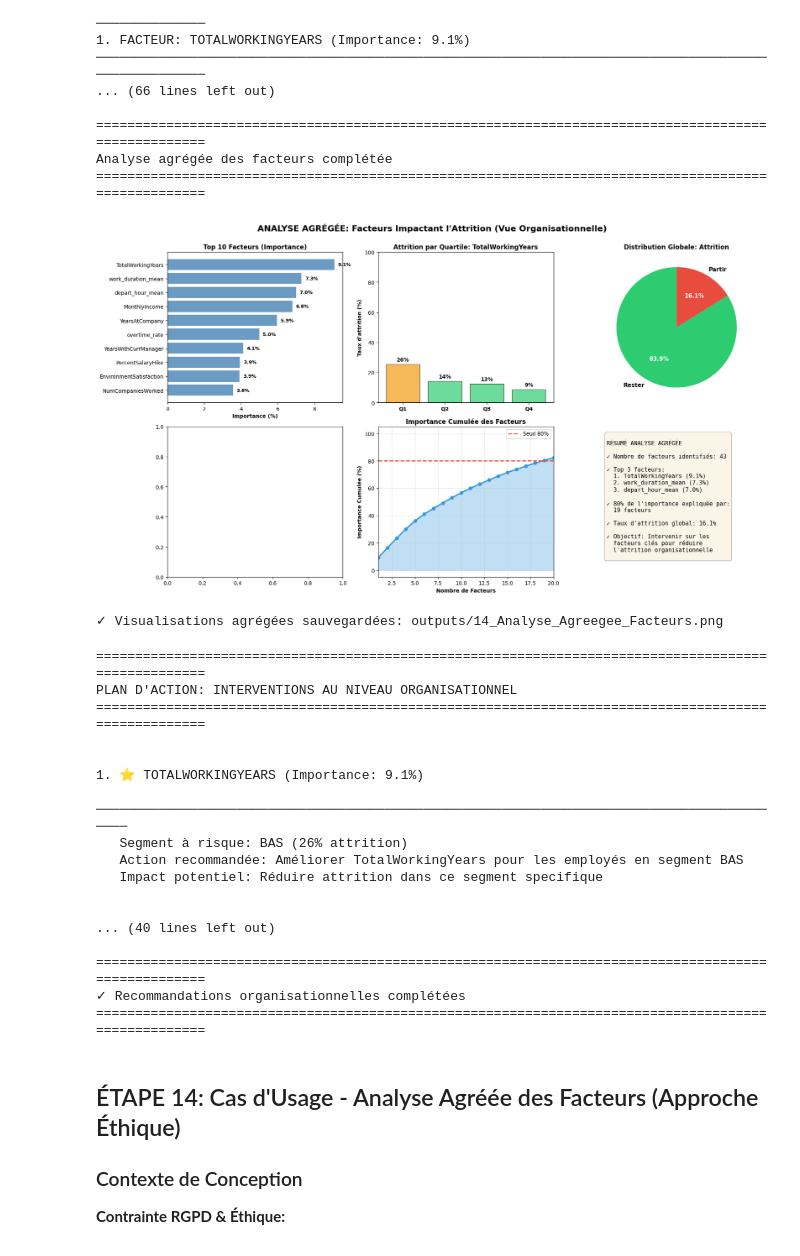
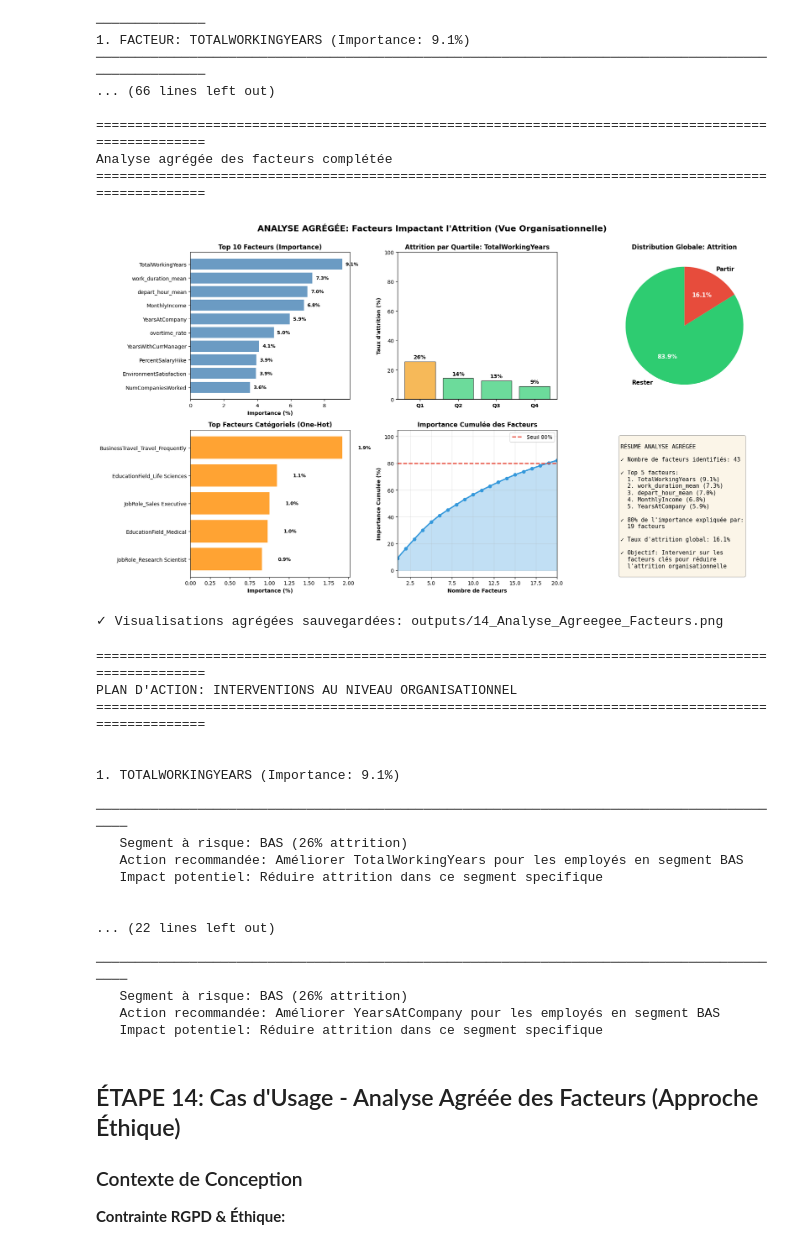
Before and after one commit to Deedzyy/Projet-IA-CESI, a Jupyter notebook: 04_modelisation_comparaison.ipynb, the cells around one changed output. Cells and saved outputs as stored; diff of their text form; code cells hidden in the pictures.

Commit message:
Fix affichage des features catégorielles

```diff
--- a/04_modelisation_comparaison.ipynb
+++ b/04_modelisation_comparaison.ipynb
@@ -524,8 +522,6 @@ plt.tight_layout()
 plt.show()
 plt.close()
 
-print("\n✓ Visualisation heatmap sauvegardée")
-
 # Analyse des modèles sensibles à la normalisation
 print("\n" + "="*80)
 print("ANALYSE: MODÈLES LES PLUS SENSIBLES À LA NORMALISATION")
@@ -536,7 +532,7 @@ sensitivity = comparison_df.groupby('Model')['Différence'].apply(lambda x: np.m
 
 print("Modèles classés par sensibilité à la normalisation (impact absolu moyen):\n")
 for model, impact in sensitivity.items():
-    improvement = "✓ Amélioration" if summary_by_model.loc[model, 'Impact Moyen'] > 0 else "✗ Dégradation"
+    improvement = "✓ Amélioration" if summary_by_model.loc[model, 'Impact Moyen'] > 0 else "✗ Dégradation ou aucune amélioration"
     print(f"  {model:25s} | Impact: {impact:.4f} | {improvement}")
 
 print("\nInterprétation:")
@@ -1625,28 +1586,19 @@ for autotext in autotexts:
     autotext.set_color('white')
 ax.set_title('Distribution Globale: Attrition', fontweight='bold')
 
-# 4. Top Facteur Catégoriel
+# 4. Top 5 des facteurs catégoriels en prenant en compte le one hot encoding
 ax = axes[1, 0]
-top_categorical = [f for f in rf_feature_importance.head(5)['feature'].values if f in categorical_features]
+top_categorical = [f for f in rf_feature_importance['feature'].values if f in categorical_features or any(f.startswith(cat) for cat in categorical_features)]
 if top_categorical:
-    feature = top_categorical[0]
-    category_attrition = pd.DataFrame({
-        'total': X.groupby(feature).size(),
-        'attrition': X.groupby(feature).apply(lambda x: y[x.index].sum())
-    })
-    category_attrition['rate'] = category_attrition['attrition'] / category_attrition['total'] * 100
-    category_attrition = category_attrition.sort_values('rate', ascending=False)
-
-    colors_cat = ['#e74c3c' if r > 25 else '#f39c12' if r > 15 else '#2ecc71'
-                  for r in category_attrition['rate']]
-    ax.bar(range(len(category_attrition)), category_attrition['rate'], color=colors_cat, alpha=0.7, edgecolor='black')
-    ax.set_xticks(range(len(category_attrition)))
-    ax.set_xticklabels(category_attrition.index, rotation=45, ha='right', fontweight='bold')
-    ax.set_ylabel('Taux d\'attrition (%)', fontweight='bold')
-    ax.set_title(f'Attrition par {feature}', fontweight='bold')
-    ax.set_ylim(0, 100)
-    for i, v in enumerate(category_attrition['rate']):
-        ax.text(i, v + 2, f'{v:.0f}%', ha='center', fontweight='bold', fontsize=9)
+    top_cat_importance = rf_feature_importance[rf_feature_importance['feature'].isin(top_categorical)].head(5)
+    ax.barh(range(len(top_cat_importance)), top_cat_importance['importance'] * 100, color='darkorange', alpha=0.8)
+    ax.set_yticks(range(len(top_cat_importance)))
+    ax.set_yticklabels(top_cat_importance['feature'])
+    ax.set_xlabel('Importance (%)', fontweight='bold')
+    ax.set_title('Top Facteurs Catégoriels (One-Hot)', fontweight='bold')
+    ax.invert_yaxis()
+    for i, v in enumerate(top_cat_importance['importance'] * 100):
+        ax.text(v + 0.2, i, f'{v:.1f}%', va='center', fontweight='bold', fontsize=9)
 
 # 5. Cumulative Importance
 ax = axes[1, 1]
@@ -1664,35 +1616,37 @@ ax.set_xlim(1, 20)
 # 6. Model Performance Summary
 ax = axes[1, 2]
 ax.axis('off')
 summary_text = f"""
 RÉSUMÉ ANALYSE AGRÉGÉE
 
 ✓ Nombre de facteurs identifiés: {len(rf_feature_importance)}
 
-✓ Top 3 facteurs:
+✓ Top 5 facteurs:
   1. {rf_feature_importance.iloc[0]['feature']} ({rf_feature_importance.iloc[0]['importance']*100:.1f}%)
   2. {rf_feature_importance.iloc[1]['feature']} ({rf_feature_importance.iloc[1]['importance']*100:.1f}%)
   3. {rf_feature_importance.iloc[2]['feature']} ({rf_feature_importance.iloc[2]['importance']*100:.1f}%)
+  4. {rf_feature_importance.iloc[3]['feature']} ({rf_feature_importance.iloc[3]['importance']*100:.1f}%)
+  5. {rf_feature_importance.iloc[4]['feature']} ({rf_feature_importance.iloc[4]['importance']*100:.1f}%)
 
 ✓ 80% de l'importance expliquée par:
   {(cumsum >= 80).argmax() + 1} facteurs
 
 ✓ Taux d'attrition global: {y.mean()*100:.1f}%
 
 ✓ Objectif: Intervenir sur les
   facteurs clés pour réduire
   l'attrition organisationnelle
 """
 ax.text(0.1, 0.95, summary_text, transform=ax.transAxes, fontsize=11,
         verticalalignment='top', fontfamily='monospace',
         bbox=dict(boxstyle='round', facecolor='wheat', alpha=0.3))
 
 plt.tight_layout()
 plt.show()
 
 print("✓ Visualisations agrégées sauvegardées: outputs/14_Analyse_Agreegee_Facteurs.png")
 # %% [output]
-[figure, old version]
+[figure, new version]
 ✓ Visualisations agrégées sauvegardées: outputs/14_Analyse_Agreegee_Facteurs.png
 # %%
 # RECOMMANDATIONS ORGANISATIONNELLES BASÉES SUR LES FACTEURS
@@ -1750,51 +1704,29 @@ for idx, (_, row) in enumerate(rf_feature_importance.head(5).iterrows(), 1):
 
 # Afficher recommandations structurées
 for rec in recommendations:
-    print(f"\n{rec['rank']}. ⭐ {rec['factor'].upper()} (Importance: {rec['importance']:.1f}%)")
+    print(f"\n{rec['rank']}. {rec['factor'].upper()} (Importance: {rec['importance']:.1f}%)")
     print(f"   {'─'*90}")
     print(f"   Segment à risque: {rec['risk_segment']}")
     print(f"   Action recommandée: {rec['action']}")
     print(f"   Impact potentiel: Réduire attrition dans ce segment specifique\n")
-
-# Synthèse des leviers d'action
-print("\n" + "="*100)
-print("LES 5 LEVIERS D'ACTION PRIORITAIRES")
-print("="*100 + "\n")
-
-levers = [
-    ("Priorité 1", f"{recommendations[0]['factor']}",
-     f"Impact estimé: Réduire attrition de 5-10% si amélioré"),
-    ("Priorité 2", f"{recommendations[1]['factor'] if len(recommendations) > 1 else 'Facteur 2'}",
-     f"Impact estimé: Réduire attrition de 3-7% si amélioré"),
-    ("Priorité 3", f"{recommendations[2]['factor'] if len(recommendations) > 2 else 'Facteur 3'}",
-     f"Impact estimé: Réduire attrition de 2-5% si amélioré"),
-]
-
-for priority, factor, impact in levers:
-    print(f"  {priority}: {factor}")
-    print(f"  {impact}\n")
-
-print("="*100)
-print("✓ Recommandations organisationnelles complétées")
-print("="*100 + "\n")
 # %% [output]
 ====================================================================================================
 PLAN D'ACTION: INTERVENTIONS AU NIVEAU ORGANISATIONNEL
 ====================================================================================================
 
 
-1. ⭐ TOTALWORKINGYEARS (Importance: 9.1%)
+1. TOTALWORKINGYEARS (Importance: 9.1%)
    ──────────────────────────────────────────────────────────────────────────────────────────
    Segment à risque: BAS (26% attrition)
    Action recommandée: Améliorer TotalWorkingYears pour les employés en segment BAS
    Impact potentiel: Réduire attrition dans ce segment specifique
 
 
-... (40 lines left out)
-
-====================================================================================================
-✓ Recommandations organisationnelles complétées
-====================================================================================================
+... (22 lines left out)
+   ──────────────────────────────────────────────────────────────────────────────────────────
+   Segment à risque: BAS (26% attrition)
+   Action recommandée: Améliorer YearsAtCompany pour les employés en segment BAS
+   Impact potentiel: Réduire attrition dans ce segment specifique
 # %% [markdown]
 ## ÉTAPE 14: Cas d'Usage - Analyse Agréée des Facteurs (Approche Éthique)
 
```
Also changed, not shown: parts of 10 cells of this notebook.
